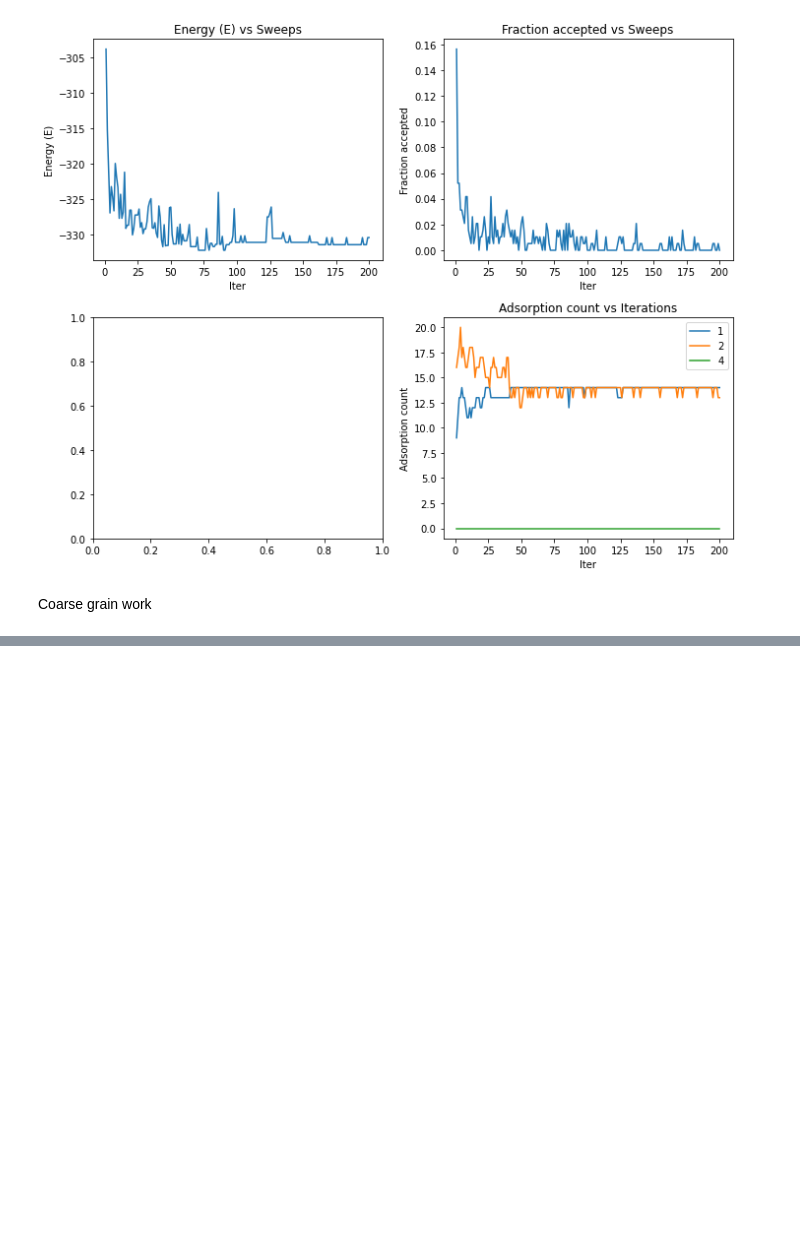
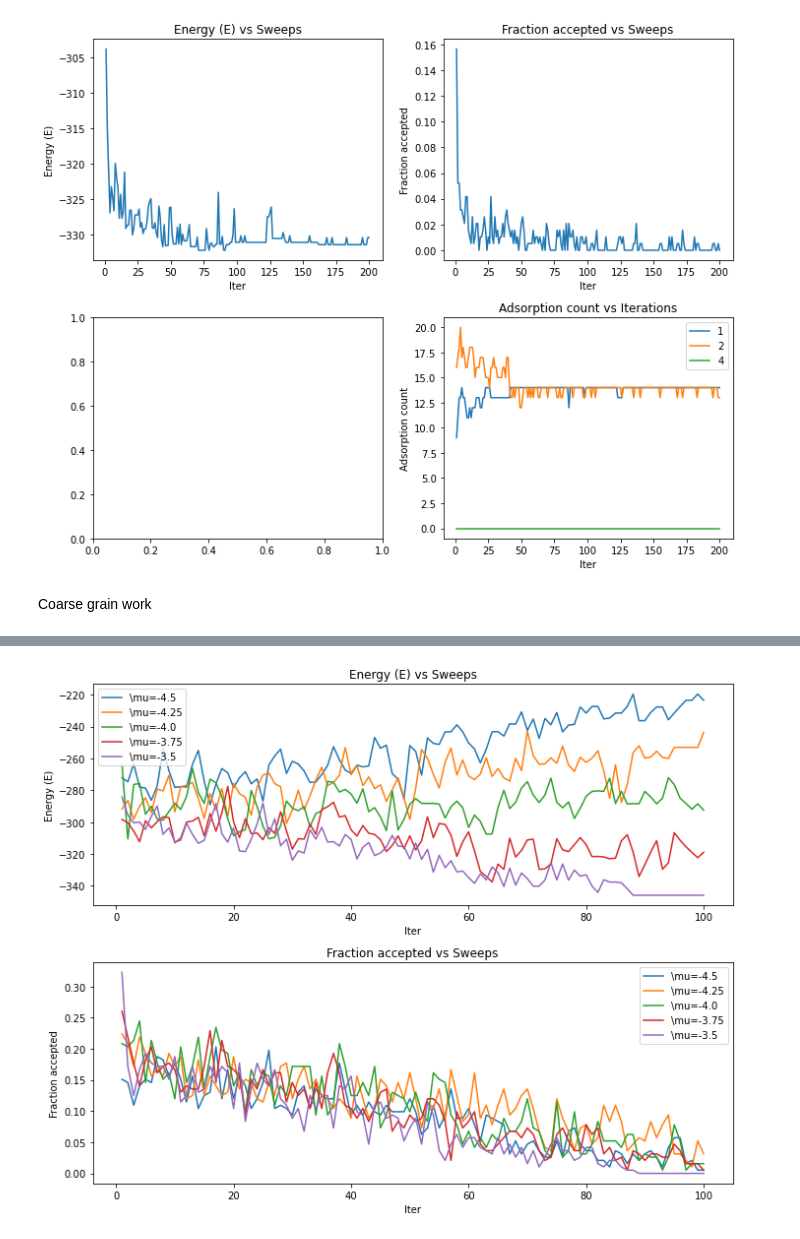
Before and after one commit to learningmatter-mit/surface-sampling, a Jupyter notebook: sgmc_Cu_surf/Au_110.ipynb, the cells around one changed output, grey strips where cells are left out. Cells and saved outputs as stored; diff of their text form; code cells hidden in the pictures; blank space fills up the shorter version.

```diff
--- a/sgmc_Cu_surf/Au_110.ipynb
+++ b/sgmc_Cu_surf/Au_110.ipynb
@@ -101,0 +209,24 @@ Coarse grain work
+# %%
+import matplotlib.pyplot as plt
+# do the plots
+fig, ax = plt.subplots(2, 1, figsize=(10, 8))
+runs = np.arange(1, num_runs+1)
+legends = [f"\mu={mu}" for mu in chem_pots]
+ax[0].plot(runs, all_energy_hist.T)
+ax[0].set_xlabel("Iter")
+ax[0].set_ylabel("Energy (E)")
+ax[0].set_title("Energy (E) vs Sweeps")
+ax[0].legend(legends)
+
+ax[1].plot(runs, all_frac_accept_hist.T)
+ax[1].set_xlabel("Iter")
+ax[1].set_ylabel("Fraction accepted")
+ax[1].set_title("Fraction accepted vs Sweeps")
+ax[1].legend(legends)
+
+fig.tight_layout()
+fig.show()
+# fig.savefig("energy_per_spin")
+# fig.savefig("sgmc_anneal_alpha_0.9_repeat1.png")
+# %% [output]
+[figure, added]
```
Also changed, not shown: parts of 10 cells of this notebook, 11 other files.
